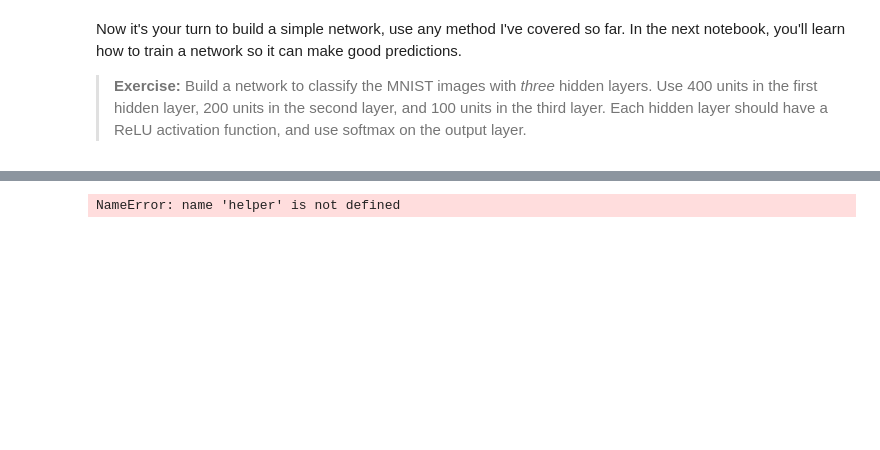
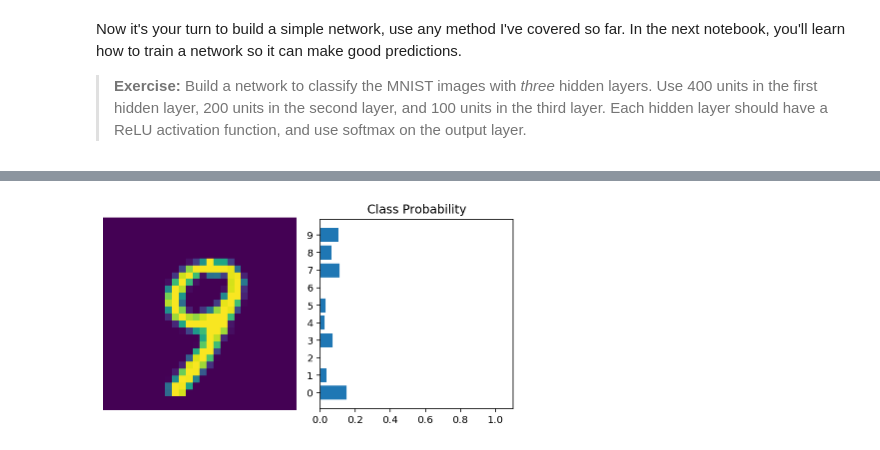
Before and after one commit to Kasulejoseph/presentNfuture, a Jupyter notebook: Pytorch/Part 2 - Neural Networks in PyTorch.ipynb, the cells around one changed output, grey strips where cells are left out. Cells and saved outputs as stored; diff of their text form; code cells hidden in the pictures; blank space fills up the shorter version.

```diff
--- a/Pytorch/Part 2 - Neural Networks in PyTorch.ipynb
+++ b/Pytorch/Part 2 - Neural Networks in PyTorch.ipynb
@@ -195,0 +222,22 @@ Now it's your turn to build a simple network, use any method I've covered so far
+# %%
+## TODO: Your network here
+## TODO: Your network here
+
+# Define network params
+input_size = 784
+hidden_layer = [400, 300, 100]
+output_size = 10
+
+# Build network model
+model = nn.Sequential(
+    nn.Linear(input_size, hidden_layer[0]),
+    nn.ReLU(),
+    nn.Linear(hidden_layer[0], hidden_layer[1]),
+    nn.ReLU(),
+    nn.Linear(hidden_layer[1], hidden_layer[2]),
+    nn.ReLU(),
+    nn.Linear(hidden_layer[2], output_size),
+    nn.ReLU(),
+
+)
+model
@@ -196,9 +255,9 @@ Now it's your turn to build a simple network, use any method I've covered so far
 # %%
 ## Run this cell with your model to make sure it works ##
 # Forward pass through the network and display output
 images, labels = next(iter(trainloader))
 images.resize_(images.shape[0], 1, 784)
 ps = model.forward(images[0,:])
-helper.view_classify(images[0].view(1, 28, 28), ps)
+view_classify(images[0].view(1, 28, 28), ps)
 # %% [output]
-NameError: name 'helper' is not defined
+[figure, added]
```
Also changed, not shown: parts of 8 cells of this notebook.
